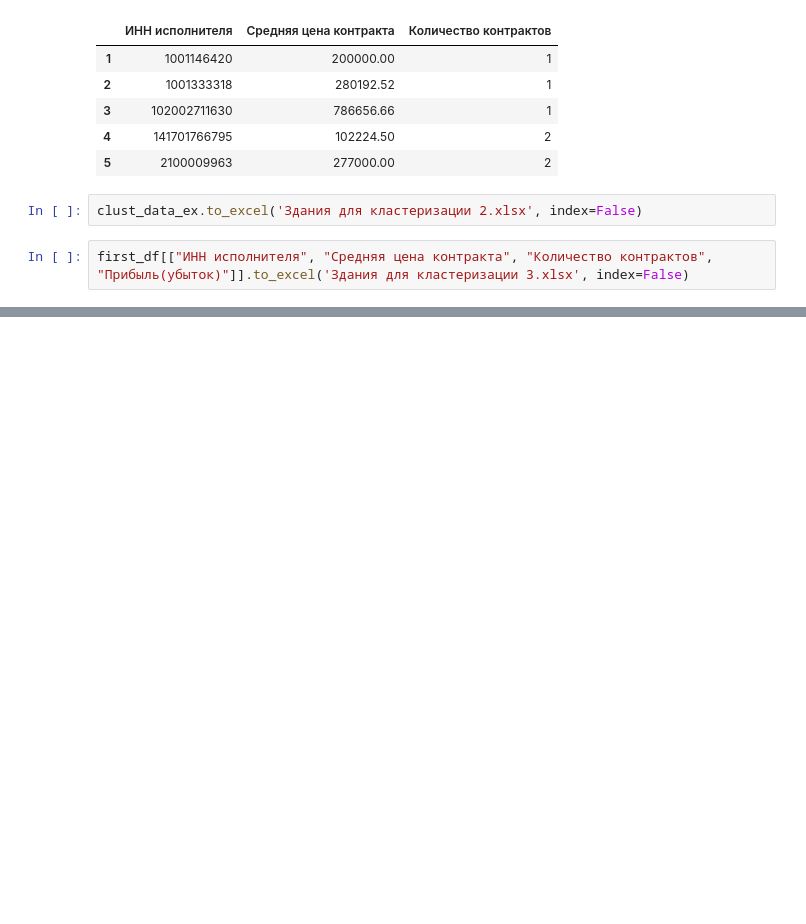
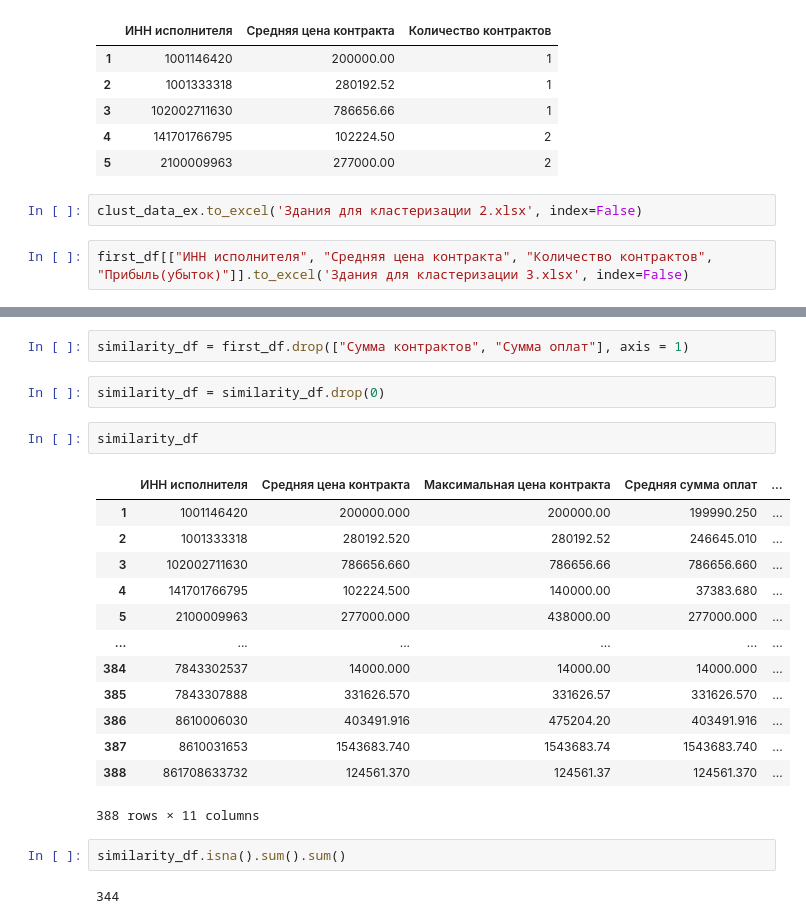
Before and after one commit to Kustarevvv/Contracts, a Jupyter notebook: src/notebooks/Untitled.ipynb, the cells around one changed output, grey strips where cells are left out. Cells and saved outputs as stored; diff of their text form; blank space fills up the shorter version.

```diff
--- a/src/notebooks/Untitled.ipynb
+++ b/src/notebooks/Untitled.ipynb
@@ -380,0 +350,24 @@ memory usage: 132.9+ KB
+# %%
+similarity_df = first_df.drop(["Сумма контрактов", "Сумма оплат"], axis = 1)
+# %%
+similarity_df = similarity_df.drop(0)
+# %%
+similarity_df
+# %% [output]
+|  | ИНН исполнителя | Средняя цена контракта | Максимальная цена контракта | Средняя сумма оплат | ... |
+| 1 | 1001146420 | 200000.000 | 200000.00 | 199990.250 | ... |
+| 2 | 1001333318 | 280192.520 | 280192.52 | 246645.010 | ... |
+| 3 | 102002711630 | 786656.660 | 786656.66 | 786656.660 | ... |
+| 4 | 141701766795 | 102224.500 | 140000.00 | 37383.680 | ... |
+| 5 | 2100009963 | 277000.000 | 438000.00 | 277000.000 | ... |
+| ... | ... | ... | ... | ... | ... |
+| 384 | 7843302537 | 14000.000 | 14000.00 | 14000.000 | ... |
+| 385 | 7843307888 | 331626.570 | 331626.57 | 331626.570 | ... |
+| 386 | 8610006030 | 403491.916 | 475204.20 | 403491.916 | ... |
+| 387 | 8610031653 | 1543683.740 | 1543683.74 | 1543683.740 | ... |
+| 388 | 861708633732 | 124561.370 | 124561.37 | 124561.370 | ... |
+388 rows × 11 columns
+# %%
+similarity_df.isna().sum().sum()
+# %% [output]
+344
```
Also changed, not shown: parts of 13 cells of this notebook, 1 other file.
